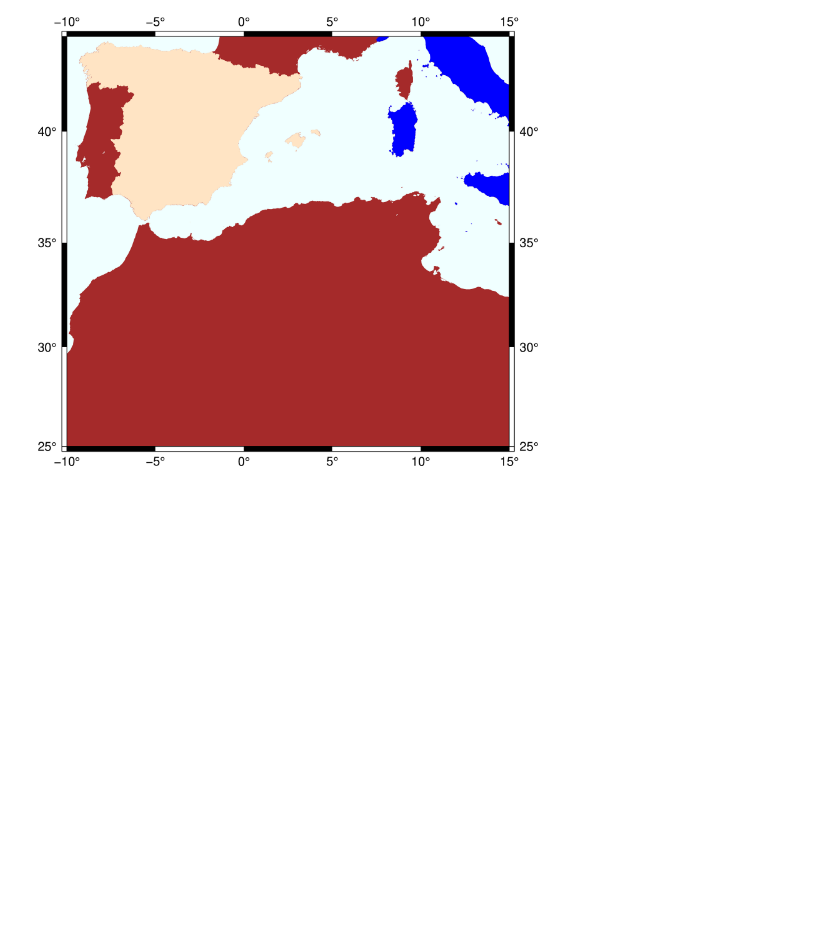
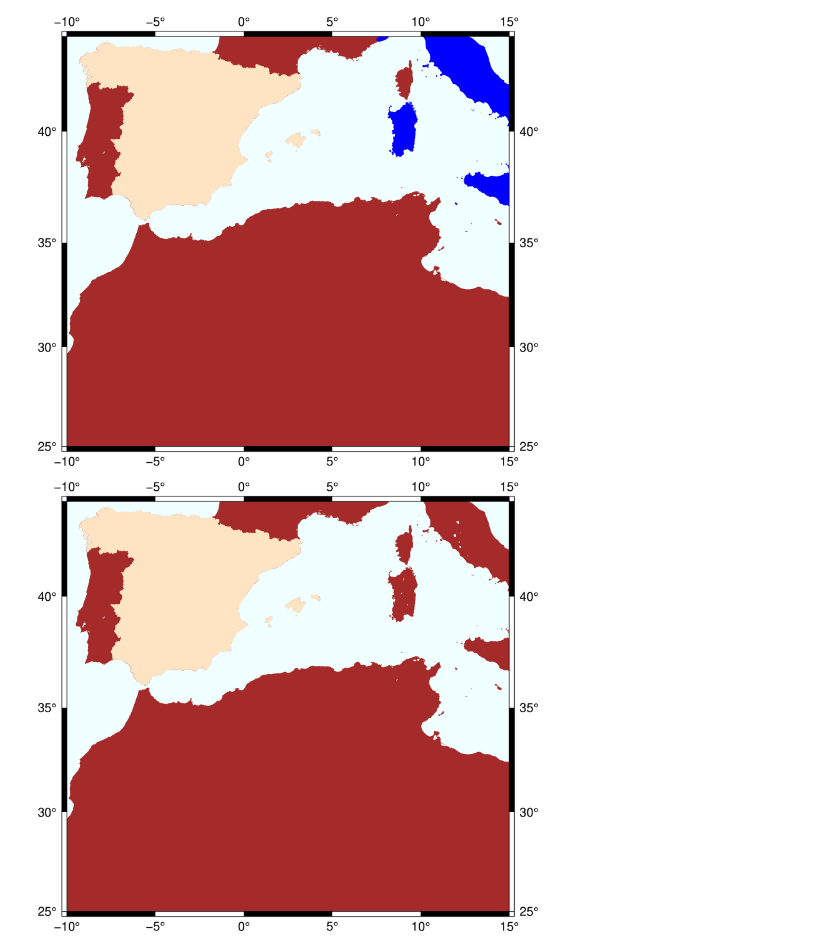
Before and after one commit to willschlitzer/learn-pygmt, a Jupyter notebook: coast-country-paint.ipynb, the cells around one changed output. Drawn from its saved outputs; the diff is of its cells as text; code cells hidden in the pictures; blank space fills up the shorter version.

```diff
--- a/coast-country-paint.ipynb
+++ b/coast-country-paint.ipynb
@@ -6,3 +6,9 @@ fig.coast(region = [-10, 15, 25, 44], frame="a", projection="M15c", land="brown"
 fig.show()
 # %% [output]
 [figure]
+# %%
+fig = pygmt.Figure()
+fig.coast(region = [-10, 15, 25, 44], frame="a", projection="M15c", land="brown", water="azure", E="ES+gbisque")
+fig.show()
+# %% [output]
+[figure, added]
```
Also changed, not shown: parts of 7 cells of this notebook, 1 other file.
